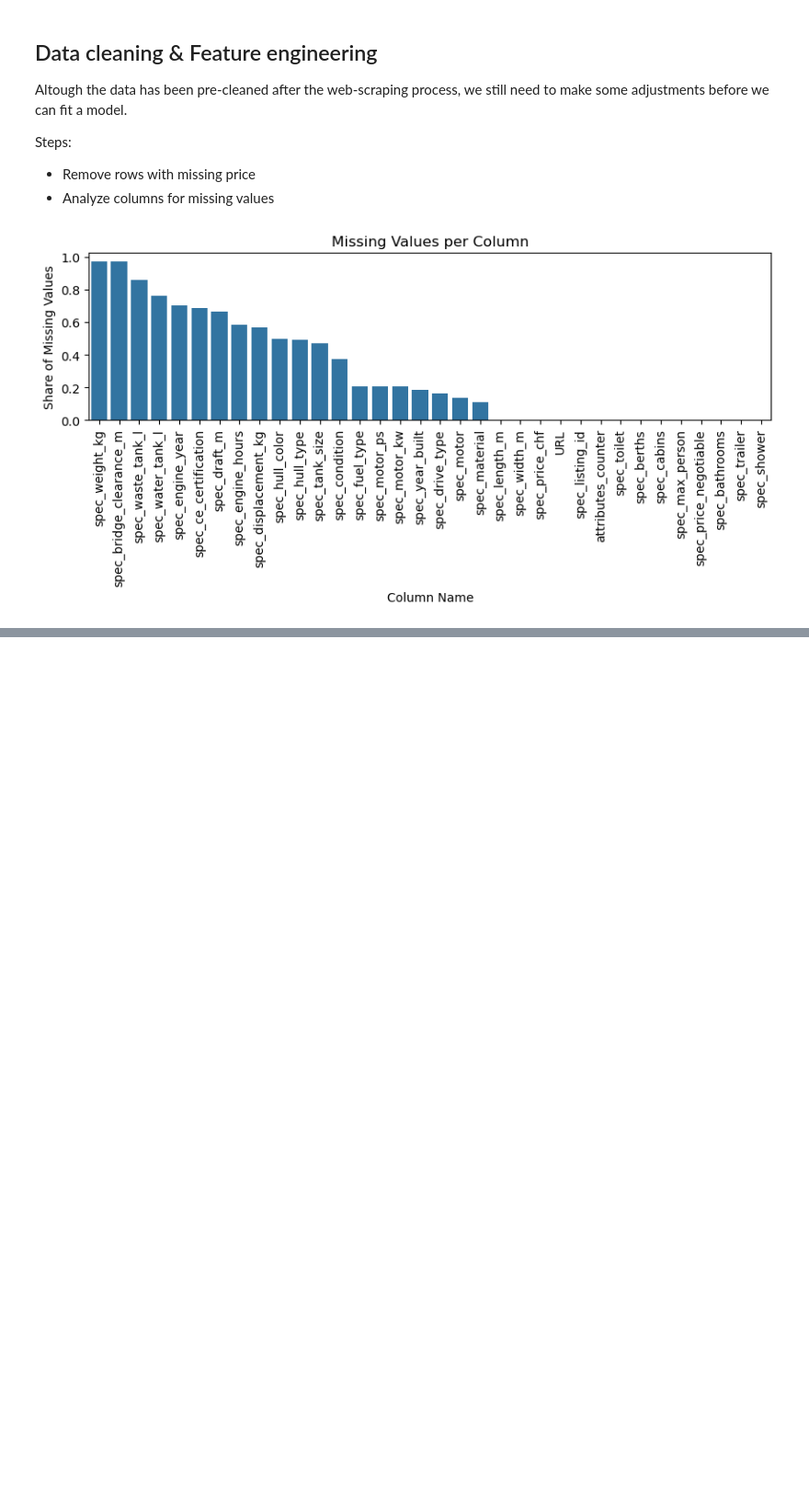
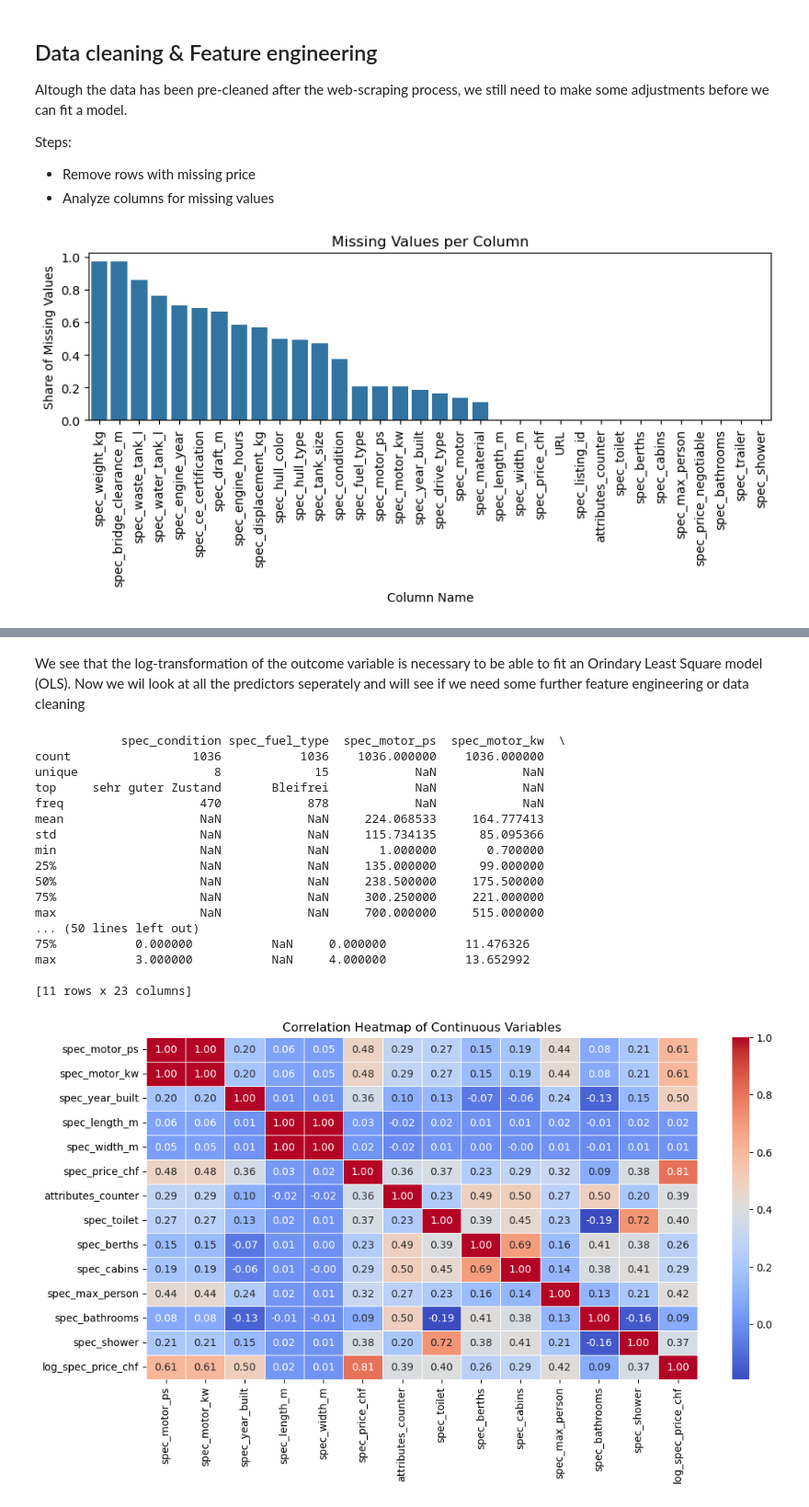
Before and after one commit to ledostxx/boat-valuation, a Jupyter notebook: new_structure/hedonic_model.ipynb, the cells around one changed output, grey strips where cells are left out. Shown at 92% size. Cells and saved outputs as stored; diff of their text form; code cells hidden in the pictures; blank space fills up the shorter version.

```diff
--- a/new_structure/hedonic_model.ipynb
+++ b/new_structure/hedonic_model.ipynb
@@ -403,0 +120,33 @@ Now we want to look at a model that also takes motortypes into consideration aga
+# %% [markdown]
+We see that the log-transformation of the outcome variable is necessary to be able to fit an Orindary Least Square model (OLS). Now we wil look at all the predictors seperately and will see if we need some further feature engineering or data cleaning
+# %%
+# Check summary for every predictor
+print(df_new.describe(include='all'))
+
+# Select only continuous variables
+num_cols = df_new.select_dtypes(include=['float64', 'int64']).columns
+
+# Compute correlation matrix
+plt.figure(figsize=(12, 6))
+sns.heatmap(df_new[num_cols].corr(), annot=True, fmt=".2f", cmap="coolwarm", linewidths=0.5)
+plt.title("Correlation Heatmap of Continuous Variables")
+plt.show()
+# %% [output]
+            spec_condition spec_fuel_type  spec_motor_ps  spec_motor_kw  \
+count                 1036           1036    1036.000000    1036.000000
+unique                   8             15            NaN            NaN
+top     sehr guter Zustand       Bleifrei            NaN            NaN
+freq                   470            878            NaN            NaN
+mean                   NaN            NaN     224.068533     164.777413
+std                    NaN            NaN     115.734135      85.095366
+min                    NaN            NaN       1.000000       0.700000
+25%                    NaN            NaN     135.000000      99.000000
+50%                    NaN            NaN     238.500000     175.500000
+75%                    NaN            NaN     300.250000     221.000000
+max                    NaN            NaN     700.000000     515.000000
+... (50 lines left out)
+75%           0.000000           NaN     0.000000           11.476326
+max           3.000000           NaN     4.000000           13.652992
+
+[11 rows x 23 columns]
+[figure, added]
```
Also changed, not shown: parts of 38 cells of this notebook.
